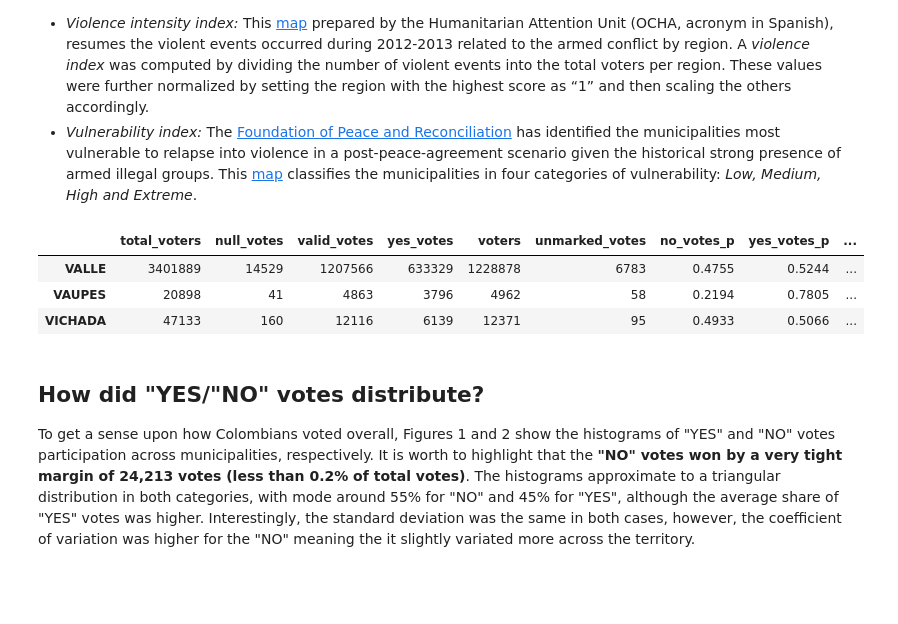
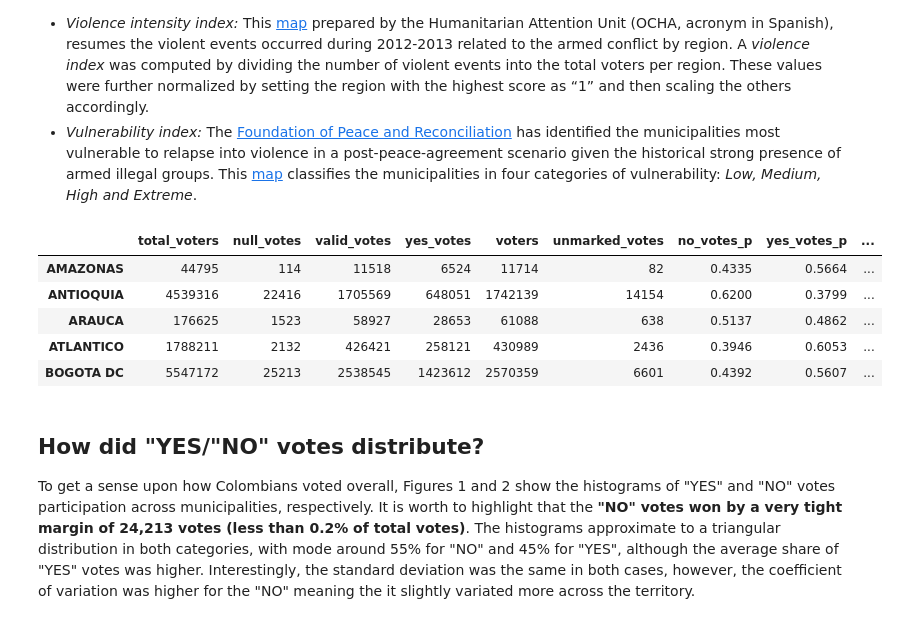
Before and after one commit to gvizcaino/Tutorial, a Jupyter notebook: 2016_Colombian_plebiscite.ipynb, the cells around one changed output. Drawn from its saved outputs; the diff is of its cells as text; code cells hidden in the pictures; blank space fills up the shorter version.

```diff
--- a/2016_Colombian_plebiscite.ipynb
+++ b/2016_Colombian_plebiscite.ipynb
@@ -171,23 +171,25 @@ Finally, additional data was incorporated to enhance the analysis. While a compr
 # %%
 # Load and incorporate information in terms of poverty rate, income per capita and number of violent events per region
 v_events = pd.read_csv(r'regional_data.csv',encoding='utf8'); v_events.set_index('Reg', inplace = 'True')
 df_regions = df_regions.join(v_events)
 
 # Load and incorporate information in terms conflict vulnerability index per municipality/city
 vulner = pd.read_csv(r'vulnerability_index.csv',encoding='utf8'); vulner.set_index('muni', inplace = 'True');
 df_munis = df_munis.join(vulner)
 
 # Useful calculations
 df_regions['yes_no_ratio'] = df_regions["yes_votes_p"]/df_regions["no_votes_p"]
 df_munis['yes_no_ratio'] = df_munis["yes_votes_p"]/df_munis["no_votes_p"]
 df_regions['elec_part'] = df_regions["voters"]/df_regions["total_voters"]
 df_munis['elec_part'] = df_munis["voters"]/df_munis["total_voters"]
-temp = (df_regions["v_events"]/df_regions["total_voters"]); temp = temp/max(temp);df_regions['conflict'] = temp;df_regions.tail(3)
+temp = (df_regions["v_events"]/df_regions["total_voters"]); temp = temp/max(temp);df_regions['conflict'] = temp;df_regions.head()
 # %% [output]
 |  | total_voters | null_votes | valid_votes | yes_votes | voters | unmarked_votes | no_votes_p | yes_votes_p | ... |
-| VALLE | 3401889 | 14529 | 1207566 | 633329 | 1228878 | 6783 | 0.4755 | 0.5244 | ... |
-| VAUPES | 20898 | 41 | 4863 | 3796 | 4962 | 58 | 0.2194 | 0.7805 | ... |
-| VICHADA | 47133 | 160 | 12116 | 6139 | 12371 | 95 | 0.4933 | 0.5066 | ... |
+| AMAZONAS | 44795 | 114 | 11518 | 6524 | 11714 | 82 | 0.4335 | 0.5664 | ... |
+| ANTIOQUIA | 4539316 | 22416 | 1705569 | 648051 | 1742139 | 14154 | 0.6200 | 0.3799 | ... |
+| ARAUCA | 176625 | 1523 | 58927 | 28653 | 61088 | 638 | 0.5137 | 0.4862 | ... |
+| ATLANTICO | 1788211 | 2132 | 426421 | 258121 | 430989 | 2436 | 0.3946 | 0.6053 | ... |
+| BOGOTA DC | 5547172 | 25213 | 2538545 | 1423612 | 2570359 | 6601 | 0.4392 | 0.5607 | ... |
 # %% [markdown]
 ## How did "YES/"NO" votes distribute?
 To get a sense upon how Colombians voted overall, Figures 1 and 2 show the histograms of "YES" and "NO" votes participation across municipalities, respectively. It is worth to highlight that the **"NO" votes won by a very tight margin of 24,213 votes (less than 0.2% of total votes)**. The histograms approximate to a triangular distribution in both categories, with mode around 55% for "NO" and 45% for "YES", although the average share of "YES" votes was higher. Interestingly, the standard deviation was the same in both cases, however, the coefficient of variation was higher for the "NO" meaning the it slightly variated more across the territory.
```
Also changed, not shown: parts of 1 cell of this notebook, 3 other files.
